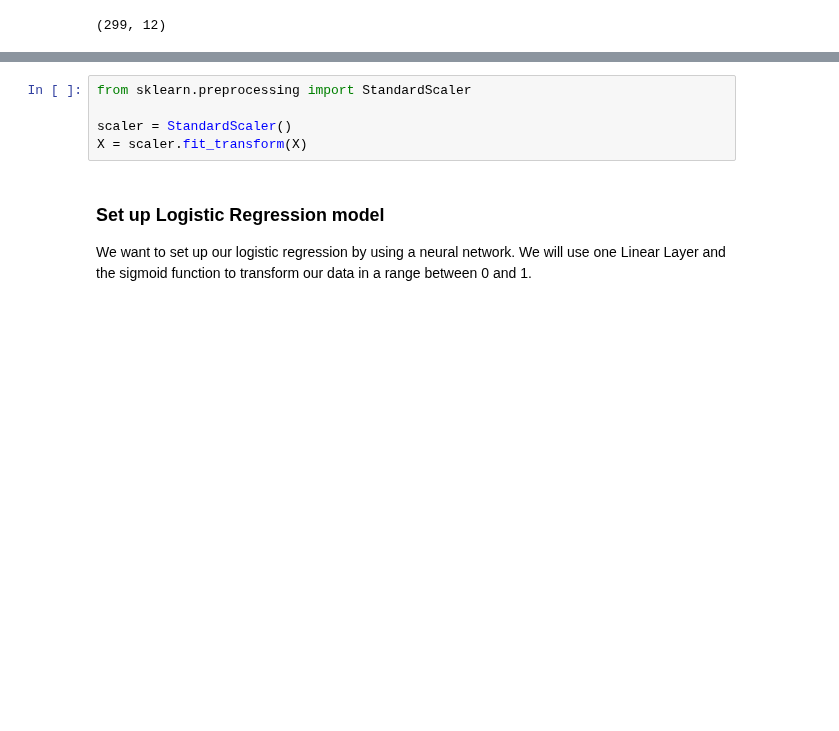
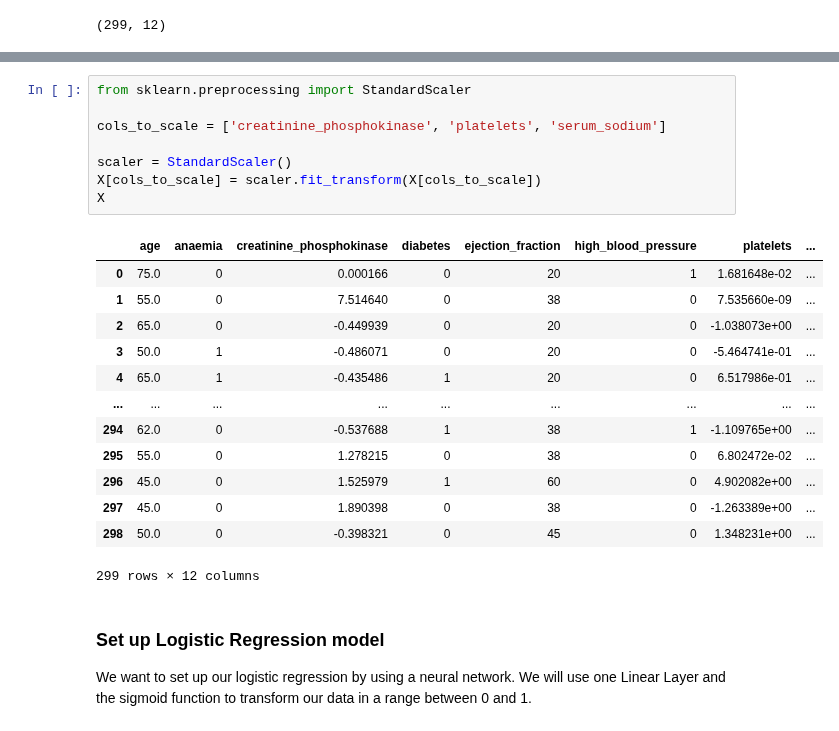
Before and after one commit to FelixFritz02/MasterKL, a Jupyter notebook: AI Numerics/Data Challenge/Logistic_Regression.ipynb, the cells around one changed output, grey strips where cells are left out. Saved outputs shown, nothing was run; the diff lists cells and outputs as text; blank space fills up the shorter version.

```diff
--- a/AI Numerics/Data Challenge/Logistic_Regression.ipynb
+++ b/AI Numerics/Data Challenge/Logistic_Regression.ipynb
@@ -20,8 +36,25 @@ We need to scale our data. Without scaling the data, the nerual network does not
 # %%
 from sklearn.preprocessing import StandardScaler
 
+cols_to_scale = ['creatinine_phosphokinase', 'platelets', 'serum_sodium']
+
 scaler = StandardScaler()
-X = scaler.fit_transform(X)
+X[cols_to_scale] = scaler.fit_transform(X[cols_to_scale])
+X
+# %% [output]
+|  | age | anaemia | creatinine_phosphokinase | diabetes | ejection_fraction | high_blood_pressure | platelets | ... |
+| 0 | 75.0 | 0 | 0.000166 | 0 | 20 | 1 | 1.681648e-02 | ... |
+| 1 | 55.0 | 0 | 7.514640 | 0 | 38 | 0 | 7.535660e-09 | ... |
+| 2 | 65.0 | 0 | -0.449939 | 0 | 20 | 0 | -1.038073e+00 | ... |
+| 3 | 50.0 | 1 | -0.486071 | 0 | 20 | 0 | -5.464741e-01 | ... |
+| 4 | 65.0 | 1 | -0.435486 | 1 | 20 | 0 | 6.517986e-01 | ... |
+| ... | ... | ... | ... | ... | ... | ... | ... | ... |
+| 294 | 62.0 | 0 | -0.537688 | 1 | 38 | 1 | -1.109765e+00 | ... |
+| 295 | 55.0 | 0 | 1.278215 | 0 | 38 | 0 | 6.802472e-02 | ... |
+| 296 | 45.0 | 0 | 1.525979 | 1 | 60 | 0 | 4.902082e+00 | ... |
+| 297 | 45.0 | 0 | 1.890398 | 0 | 38 | 0 | -1.263389e+00 | ... |
+| 298 | 50.0 | 0 | -0.398321 | 0 | 45 | 0 | 1.348231e+00 | ... |
+299 rows × 12 columns
 # %% [markdown]
 ### **Set up Logistic Regression model**
 We want to set up our logistic regression by using a neural network. We will use one Linear Layer and the sigmoid function to transform our data in a range between 0 and 1.
```
Also changed, not shown: parts of 10 cells of this notebook.
